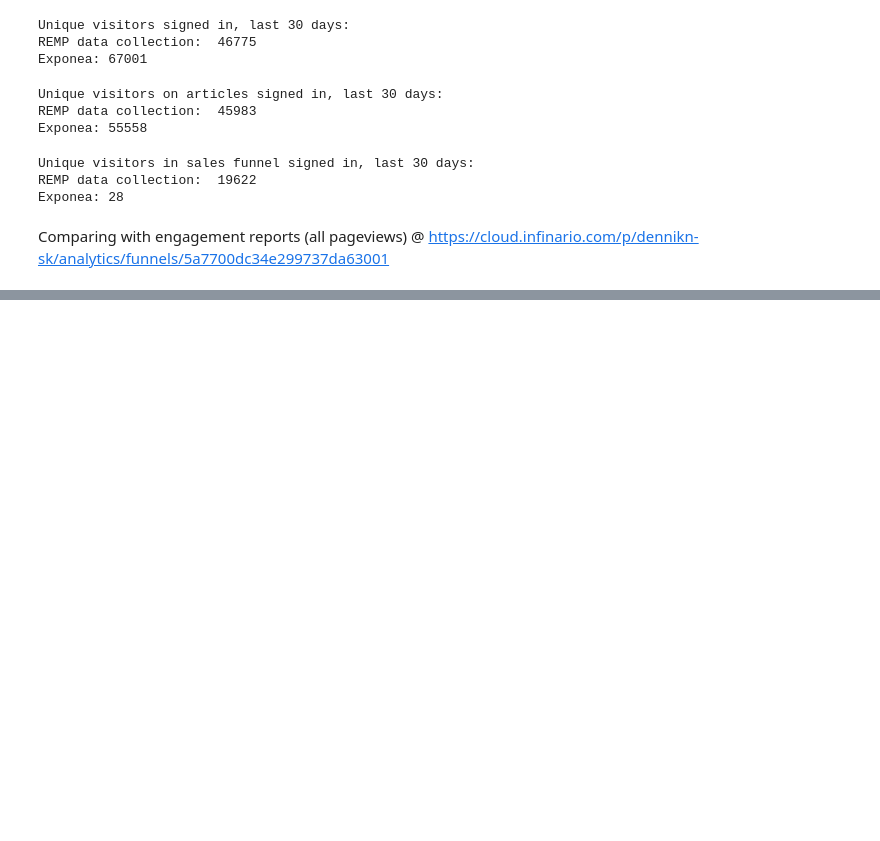
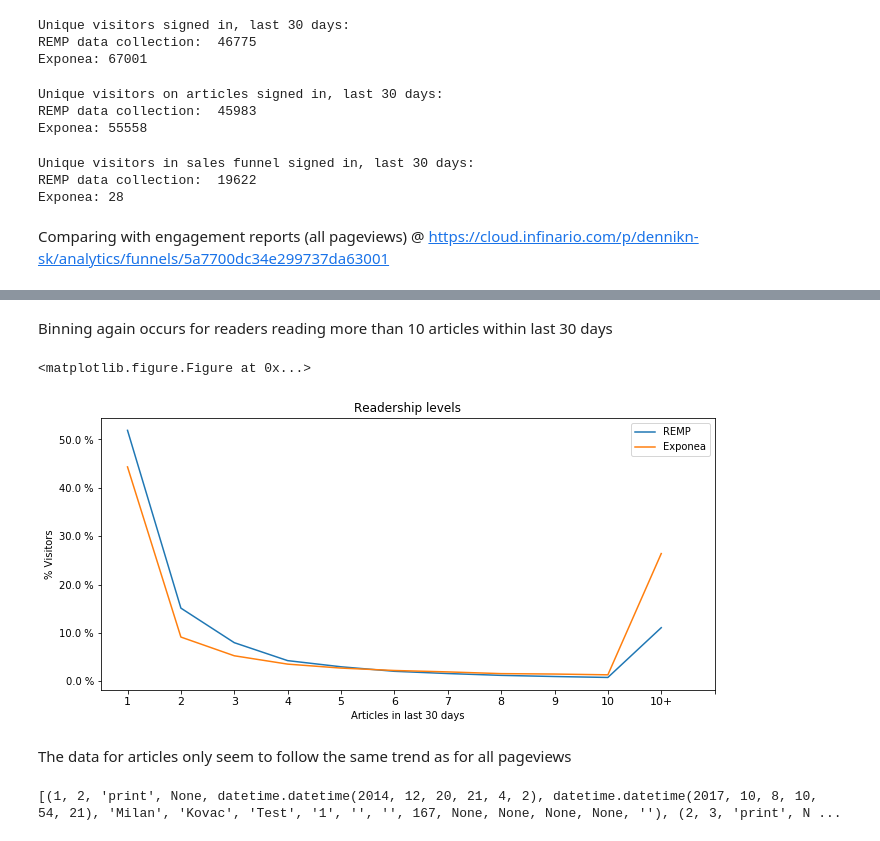
Before and after one commit to DOBss/remp, a Jupyter notebook: Pythia/Experiments/Data Exploration/rg-data-exploration-intro.ipynb, the cells around one changed output, grey strips where cells are left out. Cells and saved outputs as stored; diff of their text form; code cells hidden in the pictures; blank space fills up the shorter version.

```diff
--- a/Pythia/Experiments/Data Exploration/rg-data-exploration-intro.ipynb
+++ b/Pythia/Experiments/Data Exploration/rg-data-exploration-intro.ipynb
@@ -203,0 +205,31 @@ plt.show()
+# %%
+readership_level_articles_remp = pd.Series(pageviews['user_id'].value_counts()).value_counts(normalize=True)
+readership_level_articles_exponea = pd.Series.from_csv('readership-levels-articles.csv')[2:].astype(int)
+readership_level_articles_exponea = readership_level_articles_exponea / readership_level_articles_exponea.sum()
+readership_level_articles_exponea.index = readership_level_articles_exponea.index.astype(int)
+readership_level_articles_exponea = readership_level_articles_exponea.sort_index()
+# %% [markdown]
+Binning again occurs for readers reading more than 10 articles within last 30 days
+# %%
+plt.clf()
+remp_readership_articles = readership_level_articles_remp[:10].append(pd.Series(readership_level_articles_remp[10:].sum())).reset_index(drop=True)
+# remp_readership_all.index = [str(x) for x in range(1, 11)] + ['10+']
+exponea_readership_articles = readership_level_articles_exponea[:10].append(pd.Series(readership_level_articles_exponea[10:].sum())).reset_index(drop=True)
+fig, ax = plt.subplots(figsize=(11, 5))
+plt.plot(remp_readership_articles)
+plt.plot(exponea_readership_articles)
+vals = ax.get_yticks()
+ax.set_yticklabels([str(x*100) + ' %' for x in vals])
+ax.set_xticks(range(0,12))
+ax.set_xticklabels(pd.Series([(str(val) if val != 11 else '10+')
+                              for val in range(1,12)]), fontsize=11)
+ax.legend(('REMP', 'Exponea'))
+plt.xlabel("Articles in last 30 days")
+plt.ylabel("% Visitors")
+plt.title('Readership levels')
+plt.show()
+# %% [output]
+<matplotlib.figure.Figure at 0x...>
+[figure, added]
+# %% [markdown]
+The data for articles only seem to follow the same trend as for all pageviews
@@ -203,0 +253,6 @@ plt.show()
+# %%
+query = mysql.execute('select * from remp.addresses limit 5')
+result = query.fetchall()
+print(result)
+# %% [output]
+[(1, 2, 'print', None, datetime.datetime(2014, 12, 20, 21, 4, 2), datetime.datetime(2017, 10, 8, 10, 54, 21), 'Milan', 'Kovac', 'Test', '1', '', '', 167, None, None, None, None, ''), (2, 3, 'print', N ...
```
Also changed, not shown: parts of 7 cells of this notebook.
